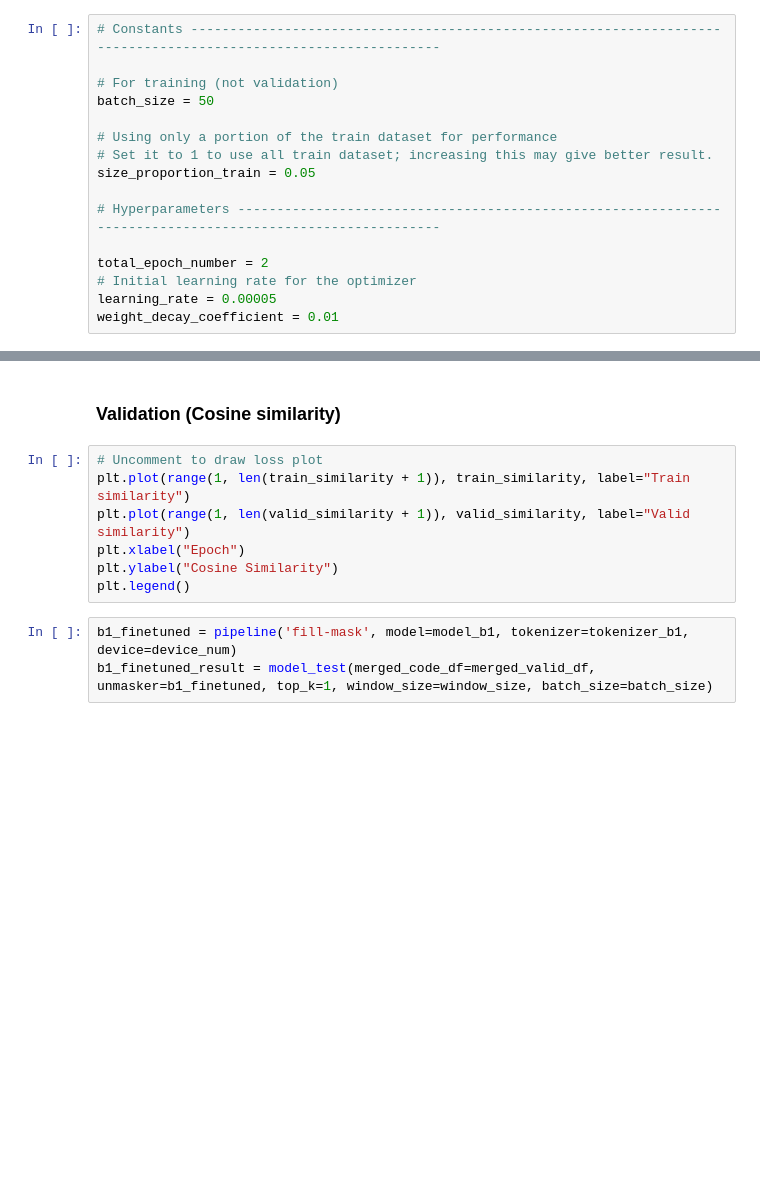
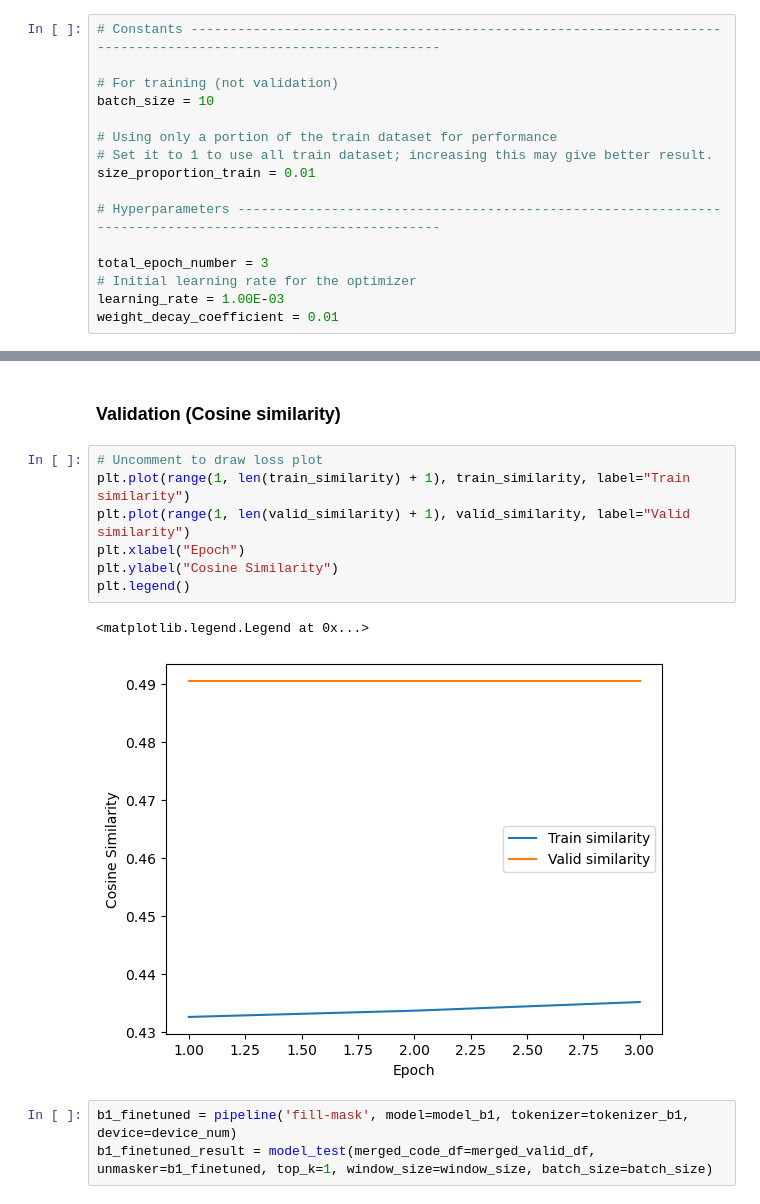
Before and after one commit to s1974565/MLP_Final, a Jupyter notebook: Notebooks/finetuning_cs.ipynb, the cells around one changed output, grey strips where cells are left out. Cells and saved outputs as stored; diff of their text form; blank space fills up the shorter version.

```diff
--- a/Notebooks/finetuning_cs.ipynb
+++ b/Notebooks/finetuning_cs.ipynb
@@ -40,17 +40,17 @@ train_df, valid_df, test_df = loading_pickles()
 # Constants ----------------------------------------------------------------------------------------------------------------
 
 # For training (not validation)
-batch_size = 50
+batch_size = 10
 
 # Using only a portion of the train dataset for performance
 # Set it to 1 to use all train dataset; increasing this may give better result.
-size_proportion_train = 0.05
+size_proportion_train = 0.01
 
 # Hyperparameters ----------------------------------------------------------------------------------------------------------
 
-total_epoch_number = 2
+total_epoch_number = 3
 # Initial learning rate for the optimizer
-learning_rate = 0.00005
+learning_rate = 1.00E-03
 weight_decay_coefficient = 0.01
 # %%
 # Do not change these values unless necessary
@@ -294,11 +277,14 @@ Epoch 3, Cosine Similarity Loss: -0.45291782109653905
 ### Validation (Cosine similarity)
 # %%
 # Uncomment to draw loss plot
-plt.plot(range(1, len(train_similarity + 1)), train_similarity, label="Train similarity")
-plt.plot(range(1, len(valid_similarity + 1)), valid_similarity, label="Valid similarity")
+plt.plot(range(1, len(train_similarity) + 1), train_similarity, label="Train similarity")
+plt.plot(range(1, len(valid_similarity) + 1), valid_similarity, label="Valid similarity")
 plt.xlabel("Epoch")
 plt.ylabel("Cosine Similarity")
 plt.legend()
+# %% [output]
+<matplotlib.legend.Legend at 0x...>
+[figure, added]
 # %%
 b1_finetuned = pipeline('fill-mask', model=model_b1, tokenizer=tokenizer_b1, device=device_num)
 b1_finetuned_result = model_test(merged_code_df=merged_valid_df, unmasker=b1_finetuned, top_k=1, window_size=window_size, batch_size=batch_size)
```
Also changed, not shown: parts of 4 cells of this notebook, 1 other file.
